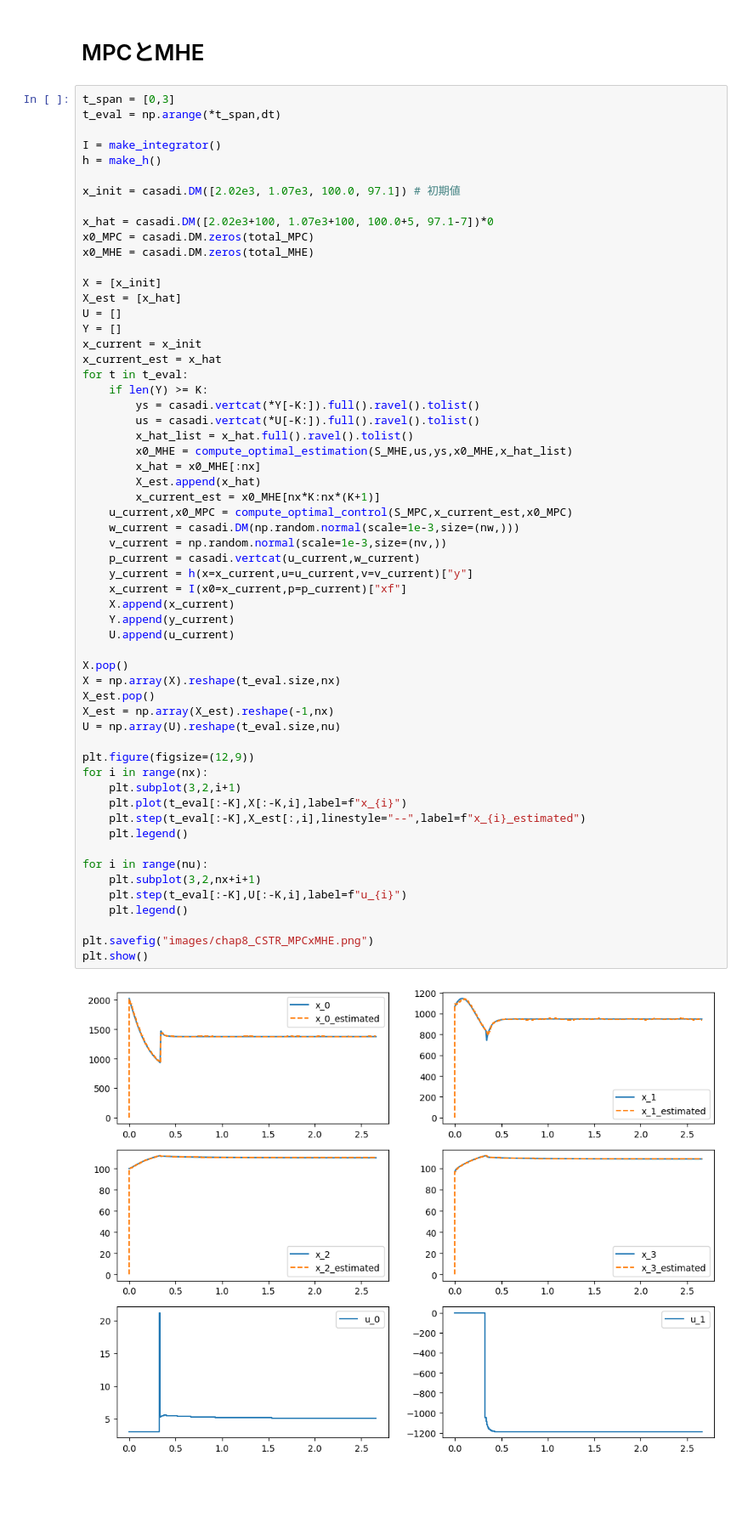
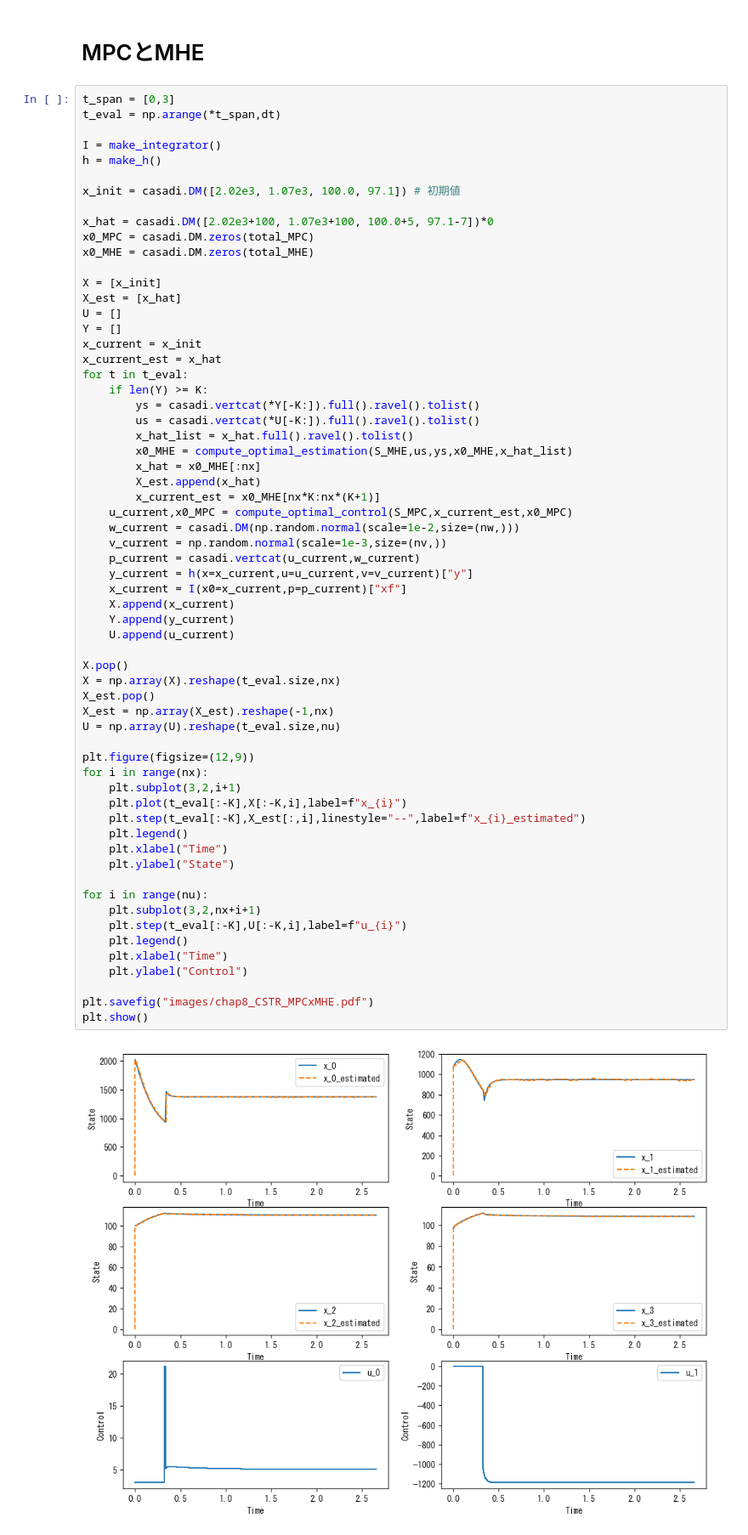
Before and after one commit to proxima-technology/casadi_mpc_nyuumon, a Jupyter notebook: src/chapter8_CSTR.ipynb, the cells around one changed output. Shown: that part at 85% size. Drawn from its saved outputs; the diff is of its cells as text; blank space fills up the shorter version.

Commit message:
modify chapter8 graph

```diff
--- a/src/chapter8_CSTR.ipynb
+++ b/src/chapter8_CSTR.ipynb
@@ -385,34 +385,38 @@ for t in t_eval:
         X_est.append(x_hat)
         x_current_est = x0_MHE[nx*K:nx*(K+1)]
     u_current,x0_MPC = compute_optimal_control(S_MPC,x_current_est,x0_MPC)
-    w_current = casadi.DM(np.random.normal(scale=1e-3,size=(nw,)))
+    w_current = casadi.DM(np.random.normal(scale=1e-2,size=(nw,)))
     v_current = np.random.normal(scale=1e-3,size=(nv,))
     p_current = casadi.vertcat(u_current,w_current)
     y_current = h(x=x_current,u=u_current,v=v_current)["y"]
     x_current = I(x0=x_current,p=p_current)["xf"]
     X.append(x_current)
     Y.append(y_current)
     U.append(u_current)
 
 X.pop()
 X = np.array(X).reshape(t_eval.size,nx)
 X_est.pop()
 X_est = np.array(X_est).reshape(-1,nx)
 U = np.array(U).reshape(t_eval.size,nu)
 
 plt.figure(figsize=(12,9))
 for i in range(nx):
     plt.subplot(3,2,i+1)
     plt.plot(t_eval[:-K],X[:-K,i],label=f"x_{i}")
     plt.step(t_eval[:-K],X_est[:,i],linestyle="--",label=f"x_{i}_estimated")
     plt.legend()
+    plt.xlabel("Time")
+    plt.ylabel("State")
 
 for i in range(nu):
     plt.subplot(3,2,nx+i+1)
     plt.step(t_eval[:-K],U[:-K,i],label=f"u_{i}")
     plt.legend()
+    plt.xlabel("Time")
+    plt.ylabel("Control")
 
-plt.savefig("images/chap8_CSTR_MPCxMHE.png")
+plt.savefig("images/chap8_CSTR_MPCxMHE.pdf")
 plt.show()
 # %% [output]
-[figure, old version]
+[figure, new version]
```
Also changed, not shown: parts of 2 cells of this notebook, 8 other files.
